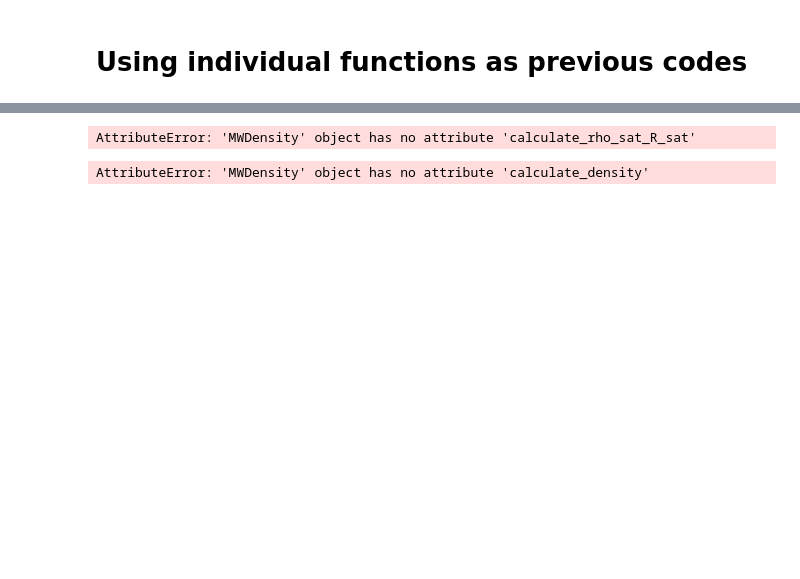
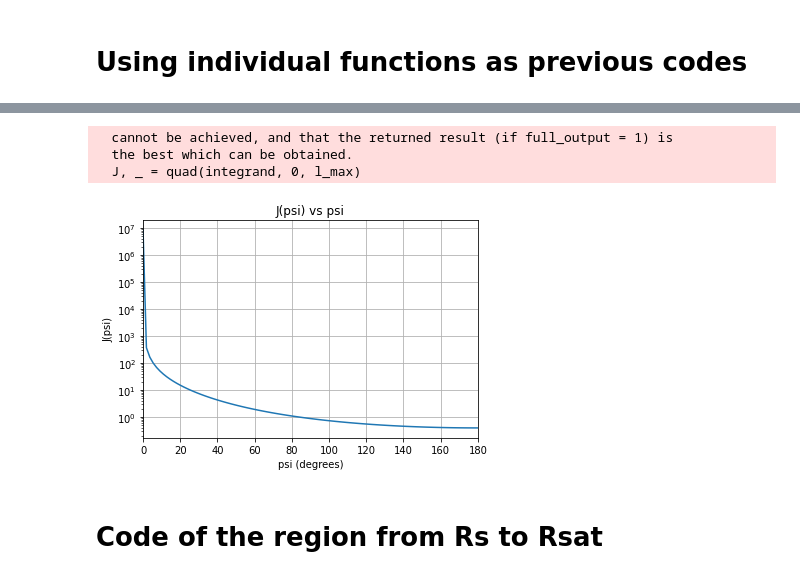
Before and after one commit to Ritabik/Darkmatter_annihilation, a Jupyter notebook: J_factor_reconstruction.ipynb, the cells around one changed output, grey strips where cells are left out. Cells and saved outputs as stored; diff of their text form; code cells hidden in the pictures; blank space fills up the shorter version.

```diff
--- a/J_factor_reconstruction.ipynb
+++ b/J_factor_reconstruction.ipynb
@@ -224,4 +19,0 @@ a = pm(halo_types = ['NFW'],spike_types = ['GS'])
-# %%
-a.r = lambda l: np.abs(a.R_sun-l)
-
-r = a.r
@@ -230,10 +19,0 @@ sigma_v =  np.logspace(-33,-19, 100)
-# %%
-R_sat,rho_sat=a.calculate_rho_sat_R_sat(1e3,sigma_v)
-# %% [output]
-AttributeError: 'MWDensity' object has no attribute 'calculate_rho_sat_R_sat'
-# %%
-
-
-J = quad(a.calculate_density(R_sat[i], rho_sat[i],r)**2 * 4 * np.pi,0,a.R_sun+R)
-# %% [output]
-AttributeError: 'MWDensity' object has no attribute 'calculate_density'
@@ -239,0 +33,55 @@ AttributeError: 'MWDensity' object has no attribute 'calculate_density'
+# %%
+sigma_v =  np.logspace(-33,-19,10)
+rho_sat = []
+R_sat = []
+
+# Calculating rho_sat and R_sat
+for i in range(len(sigma_v)):
+    rh = m_chi / (sigma_v[i] * t)
+    rho_sat.append(rh)
+    r_sat = (((rhos/ rh) * (rs / Rsp) * ((1 + (Rsp / rs))**(-2)))**(1 / gamma_sp)) * Rsp
+    R_sat.append(r_sat)
+# %%
+def nfw_halo(r, rs, rhos):
+    return rhos / ((r/rs) * (1 + r/rs)**2)
+
+# Function to calculate r(l, r0)
+def r_func(l, r0, psi):
+    return np.sqrt(r0**2 - 2 * r0 * l * np.cos(psi) + l**2)
+
+# Calculate l_max for each psi
+psi = np.linspace(0, np.pi, 100)
+
+l_max_list = []
+
+for psi_val in psi:
+    l_max = r0 * np.cos(psi_val) + np.sqrt(R**2 - r0**2 * np.sin(psi_val)**2)
+    l_max_list.append(l_max)
+
+# Calculate J_factor for each psi
+J_factor = []
+
+for i in range(len(psi)):
+    psi_val = psi[i]
+    l_max = l_max_list[i]
+    integrand = lambda l: nfw_halo(r_func(l, r0, psi_val), rs, rhos)**2/ (rho0**2 * r0)
+    J, _ = quad(integrand, 0, l_max)
+    J_factor.append(J)
+
+# Plot J_factor vs psi
+plt.plot(psi*180/np.pi, J_factor)
+plt.xlabel('psi (degrees)')
+#plt.xscale('log')
+plt.yscale('log')
+plt.ylabel('J(psi)')
+plt.xlim(0,180)
+plt.title('J(psi) vs psi')
+plt.grid(True)
+plt.show()
+# %% [output]
+  cannot be achieved, and that the returned result (if full_output = 1) is
+  the best which can be obtained.
+  J, _ = quad(integrand, 0, l_max)
+[figure, added]
+# %% [markdown]
+# Code of the region from Rs to Rsat
```
Also changed, not shown: parts of 49 cells of this notebook.
